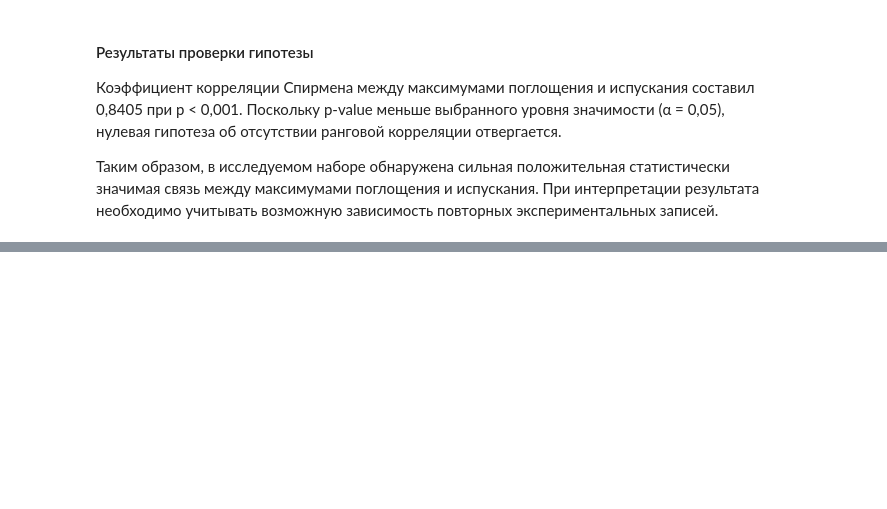
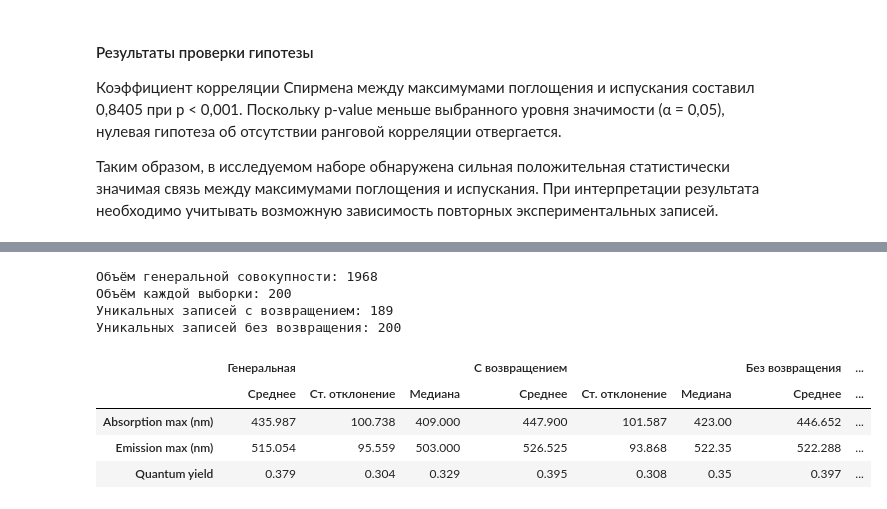
Before and after one commit to mdtokarev/App-Stat-Lab01, a Jupyter notebook: AppStatLab01.ipynb, the cells around one changed output, grey strips where cells are left out. Saved outputs shown, nothing was run; the diff lists cells and outputs as text; code cells hidden in the pictures; blank space fills up the shorter version.

```diff
--- a/AppStatLab01.ipynb
+++ b/AppStatLab01.ipynb
@@ -1192,0 +1208,61 @@ H_0 отвергается: корреляция статистически зн
+# %%
+columns = [
+    "Absorption max (nm)",
+    "Emission max (nm)",
+    "Quantum yield"
+]
+
+population = data[columns].reset_index(drop=True)
+
+N = len(population)
+n = 200
+
+# Отдельные генераторы для воспроизводимости
+rng_with = np.random.default_rng(SEED)
+rng_without = np.random.default_rng(SEED)
+
+# С возвращением
+indices_with = rng_with.choice(N, size=n, replace=True)
+sample_with = population.iloc[indices_with]
+
+# Без возвращения
+indices_without = rng_without.choice(N, size=n, replace=False)
+sample_without = population.iloc[indices_without]
+
+print(f"Объём генеральной совокупности: {N}")
+print(f"Объём каждой выборки: {n}")
+print(f"Уникальных записей с возвращением: {len(np.unique(indices_with))}")
+print(f"Уникальных записей без возвращения: {len(np.unique(indices_without))}")
+# %% [output]
+Объём генеральной совокупности: 1968
+Объём каждой выборки: 200
+Уникальных записей с возвращением: 189
+Уникальных записей без возвращения: 200
+# %%
+def get_statistics(df):
+    return pd.DataFrame({
+        "Среднее": df.mean(),
+        "Ст. отклонение": df.std(ddof=1),
+        "Медиана": df.median()
+    })
+
+population_stats = get_statistics(population)
+with_stats = get_statistics(sample_with)
+without_stats = get_statistics(sample_without)
+
+comparison = pd.concat(
+    {
+        "Генеральная": population_stats,
+        "С возвращением": with_stats,
+        "Без возвращения": without_stats
+    },
+    axis=1
+)
+
+display(comparison.round(3))
+# %% [output]
+|  | Генеральная |  |  | С возвращением |  |  | Без возвращения | ... |
+|  | Среднее | Ст. отклонение | Медиана | Среднее | Ст. отклонение | Медиана | Среднее | ... |
+| Absorption max (nm) | 435.987 | 100.738 | 409.000 | 447.900 | 101.587 | 423.00 | 446.652 | ... |
+| Emission max (nm) | 515.054 | 95.559 | 503.000 | 526.525 | 93.868 | 522.35 | 522.288 | ... |
+| Quantum yield | 0.379 | 0.304 | 0.329 | 0.395 | 0.308 | 0.35 | 0.397 | ... |
```
Also changed, not shown: parts of 7 cells of this notebook.
